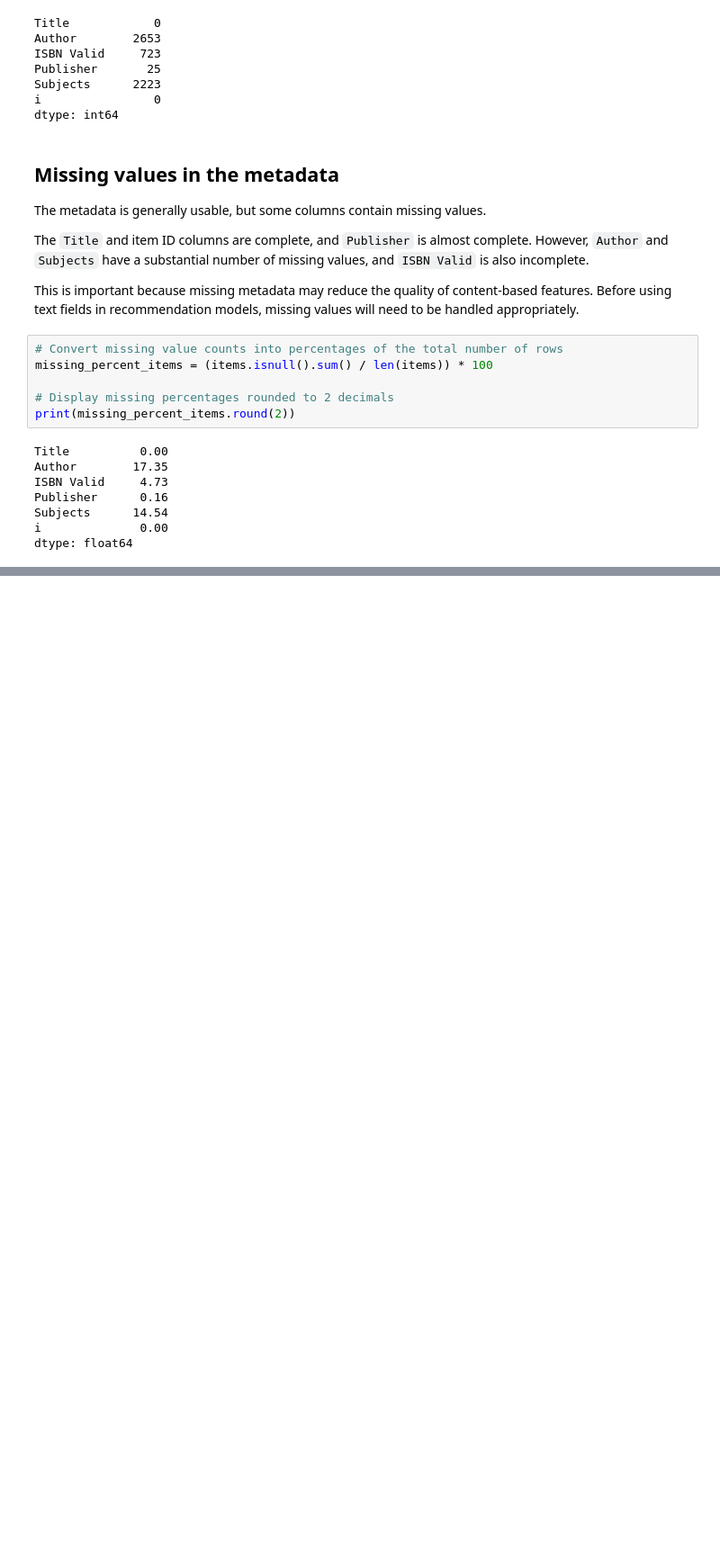
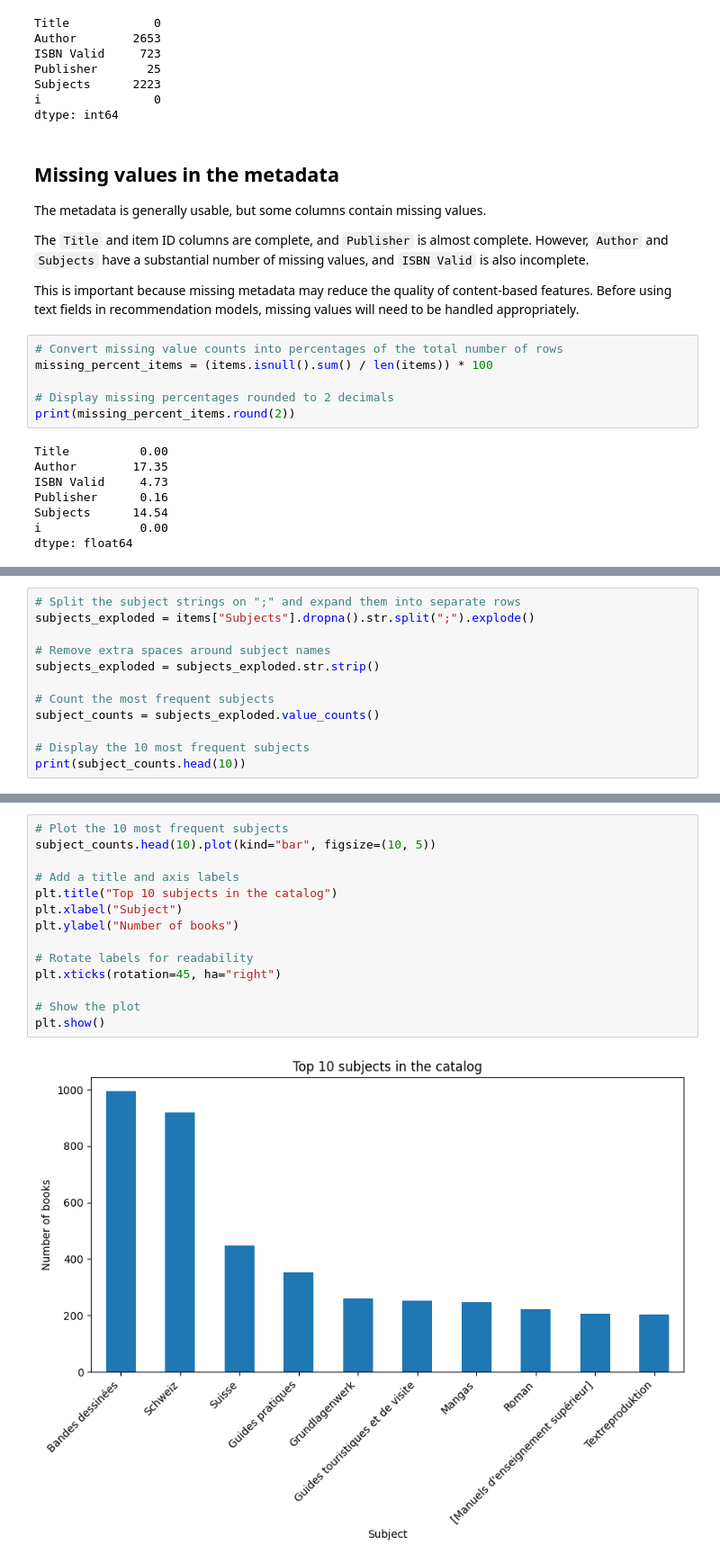
Before and after one commit to Trickwillfrit/EPFL_Rolex, a Jupyter notebook: notebooks/eda.ipynb, the cells around one changed output, grey strips where cells are left out. Shown at 90% size. Saved outputs shown, nothing was run; the diff lists cells and outputs as text; blank space fills up the shorter version.

```diff
--- a/notebooks/eda.ipynb
+++ b/notebooks/eda.ipynb
@@ -430,0 +478,12 @@ dtype: float64
+# %%
+# Split the subject strings on ";" and expand them into separate rows
+subjects_exploded = items["Subjects"].dropna().str.split(";").explode()
+
+# Remove extra spaces around subject names
+subjects_exploded = subjects_exploded.str.strip()
+
+# Count the most frequent subjects
+subject_counts = subjects_exploded.value_counts()
+
+# Display the 10 most frequent subjects
+print(subject_counts.head(10))
@@ -430,0 +509,16 @@ dtype: float64
+# %%
+# Plot the 10 most frequent subjects
+subject_counts.head(10).plot(kind="bar", figsize=(10, 5))
+
+# Add a title and axis labels
+plt.title("Top 10 subjects in the catalog")
+plt.xlabel("Subject")
+plt.ylabel("Number of books")
+
+# Rotate labels for readability
+plt.xticks(rotation=45, ha="right")
+
+# Show the plot
+plt.show()
+# %% [output]
+[figure, added]
```
Also changed, not shown: parts of 27 cells of this notebook.
